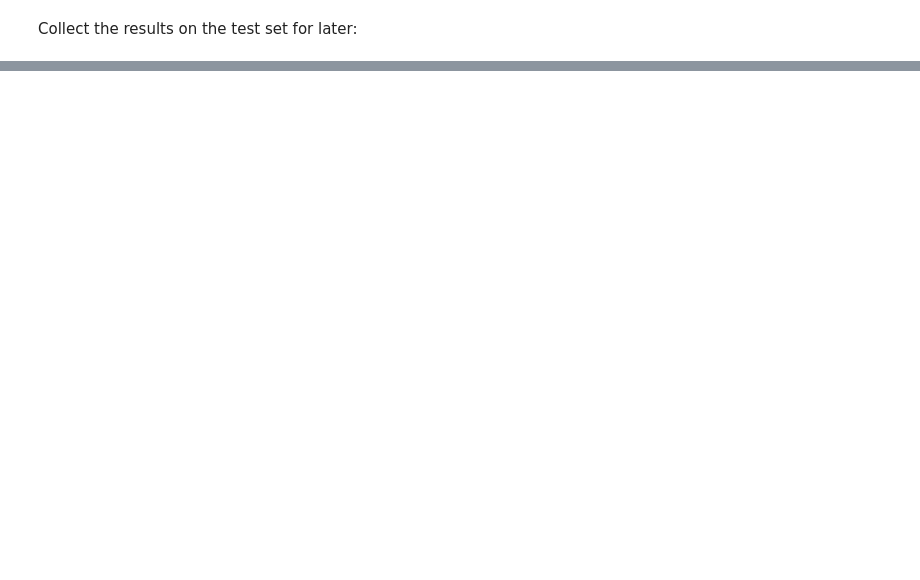
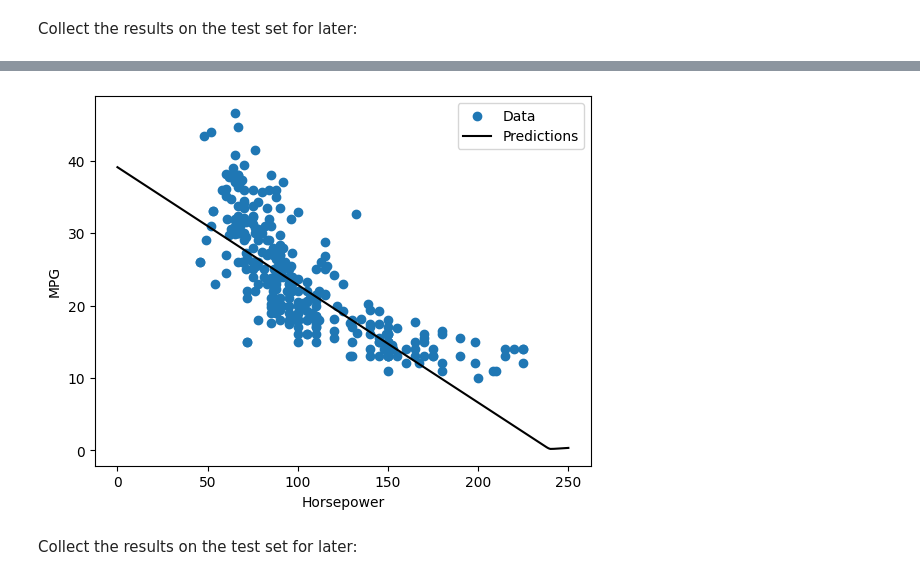
Before and after one commit to crdcamp/ml-learning-linear-regression, a Jupyter notebook: tensorflow_linear_regression.ipynb, the cells around one changed output, grey strips where cells are left out. Cells and saved outputs as stored; diff of their text form; code cells hidden in the pictures; blank space fills up the shorter version.

```diff
--- a/tensorflow_linear_regression.ipynb
+++ b/tensorflow_linear_regression.ipynb
@@ -511,0 +519,12 @@ The code is basically the same except the model is expanded to include some "hid
+# %%
+def build_and_compile_model(norm):
+    model = keras.Sequential([
+        norm,
+        layers.Dense(64, activation="relu", name="layer1"),
+        layers.Dense(64, activation="relu", name="layer2"),
+        layers.Dense(1, name="layer3")
+    ])
+
+    model.compile(loss="mean_absolute_error",
+                  optimizer=tf.keras.optimizers.Adam(0.001))
+    return model
@@ -511,0 +535,2 @@ The code is basically the same except the model is expanded to include some "hid
+# %%
+dnn_horsepower_model = build_and_compile_model(horsepower_model)
@@ -511,0 +559,9 @@ The code is basically the same except the model is expanded to include some "hid
+# %%
+%%time
+history = dnn_horsepower_model.fit(
+    train_features["Horsepower"],
+    train_labels,
+    validation_split=0.2,
+    verbose=0,
+    epochs=100
+)
@@ -511,0 +579,3 @@ The code is basically the same except the model is expanded to include some "hid
+# %%
+x = tf.linspace(0.0, 250, 251)
+y = dnn_horsepower_model.predict(x)
@@ -511,0 +584,6 @@ The code is basically the same except the model is expanded to include some "hid
+# %%
+plot_horsepower(x, y)
+# %% [output]
+[figure, added]
+# %% [markdown]
+Collect the results on the test set for later:
```
Also changed, not shown: parts of 42 cells of this notebook, 1 other file.
